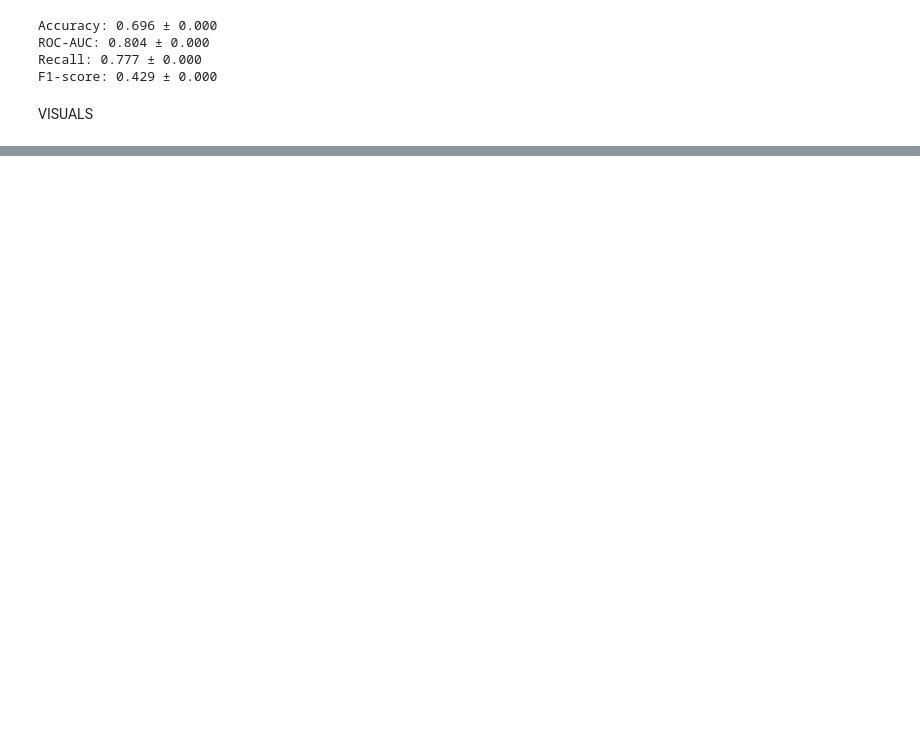
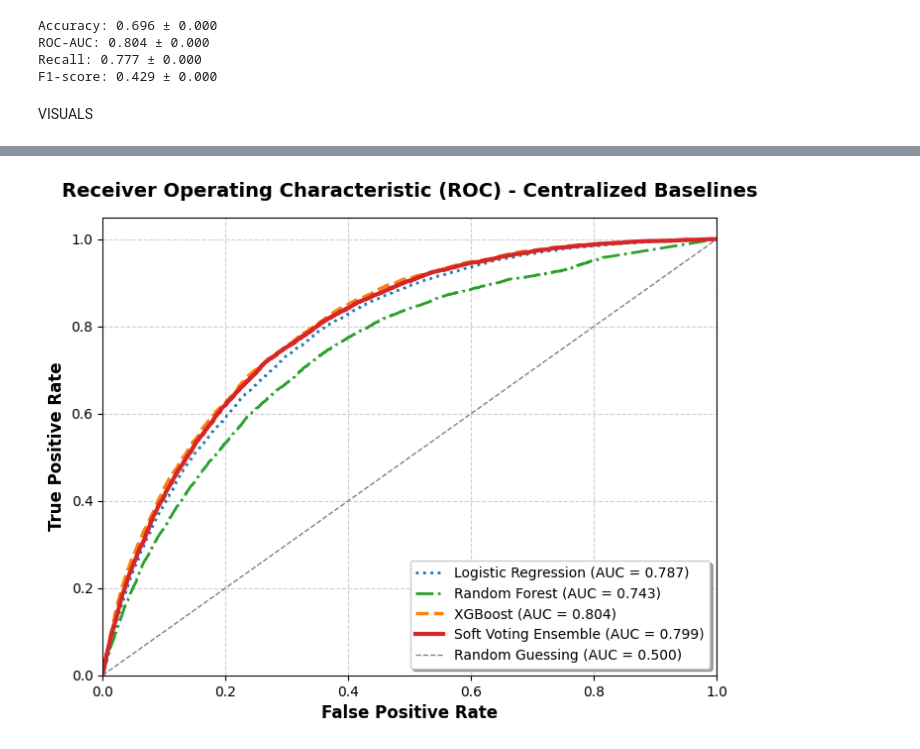
Before and after one commit to ALAM-PROGRAMMING/FL_Research--Diabetic-dataset-, a Jupyter notebook: 2_baselines/centralized_training.ipynb, the cells around one changed output, grey strips where cells are left out. Cells and saved outputs as stored; diff of their text form; code cells hidden in the pictures; blank space fills up the shorter version.

Commit message:
unified plot added (V2)

```diff
--- a/2_baselines/centralized_training.ipynb
+++ b/2_baselines/centralized_training.ipynb
@@ -21,6 +21,11 @@ X_train, X_test, y_train, y_test = train_test_split(
     random_state=42,
     stratify=y
 )
+
+from sklearn.preprocessing import StandardScaler
+scaler = StandardScaler()
+X_train = scaler.fit_transform(X_train)
+X_test = scaler.transform(X_test)
 # %% [markdown]
 B. Imports required class and defines the Logistic Regression
 # %%
@@ -489,0 +449,55 @@ plt.show()
+# %%
+# reconstructed pristine X_test & y_test to prevent CV loop bleed
+X_train, X_test, y_train, y_test = train_test_split(
+    X, y, test_size=0.2, random_state=42, stratify=y
+)
+
+scaler = StandardScaler()
+X_train = scaler.fit_transform(X_train)
+X_test = scaler.transform(X_test)
+
+# Recalculate probabilities strictly on the true test set
+fresh_proba_lr = lr_model.predict_proba(X_test)[:, 1]
+fresh_proba_rf = rf_model.predict_proba(X_test)[:, 1]
+fresh_proba_xgb = xgb_model.predict_proba(X_test)[:, 1]
+fresh_proba_vote = voting_model.predict_proba(X_test)[:, 1]
+
+# Get fresh auc scores
+fresh_auc_lr = roc_auc_score(y_test, fresh_proba_lr)
+fresh_auc_rf = roc_auc_score(y_test, fresh_proba_rf)
+fresh_auc_xgb = roc_auc_score(y_test, fresh_proba_xgb)
+fresh_auc_vote = roc_auc_score(y_test, fresh_proba_vote)
+
+fpr_lr, tpr_lr, _ = roc_curve(y_test, fresh_proba_lr)
+fpr_rf, tpr_rf, _ = roc_curve(y_test, fresh_proba_rf)
+fpr_xgb, tpr_xgb, _ = roc_curve(y_test, fresh_proba_xgb)
+fpr_vote, tpr_vote, _ = roc_curve(y_test, fresh_proba_vote)
+
+plt.figure(figsize=(8, 6))
+plt.style.use("default")
+
+plt.plot(fpr_lr, tpr_lr, color="#1f77b4", linestyle=":", linewidth=2, label=f"Logistic Regression (AUC = {fresh_auc_lr:.3f})")
+plt.plot(fpr_rf, tpr_rf, color="#2ca02c", linestyle="-.", linewidth=2, label=f"Random Forest (AUC = {fresh_auc_rf:.3f})")
+plt.plot(fpr_xgb, tpr_xgb, color="#ff7f0e", linestyle="--", linewidth=2.5, label=f"XGBoost (AUC = {fresh_auc_xgb:.3f})")
+plt.plot(fpr_vote, tpr_vote, color="#d62728", linestyle="-", linewidth=3, label=f"Soft Voting Ensemble (AUC = {fresh_auc_vote:.3f})")
+
+plt.plot([0, 1], [0, 1], color="gray", linestyle="--", linewidth=1, label="Random Guessing (AUC = 0.500)")
+
+plt.title("Receiver Operating Characteristic (ROC) - Centralized Baselines", fontsize=14, fontweight="bold", pad=15)
+plt.xlabel("False Positive Rate", fontsize=12, fontweight="bold")
+plt.ylabel("True Positive Rate", fontsize=12, fontweight="bold")
+plt.legend(loc="lower right", fontsize=10, frameon=True, shadow=True)
+plt.grid(True, linestyle="--", alpha=0.6)
+
+plt.xlim([0.0, 1.0])
+plt.ylim([0.0, 1.05])
+
+save_path_pdf = "../4_evaluation_and_paper/plots/unified_roc_curve.pdf"
+save_path_png = "../4_evaluation_and_paper/plots/unified_roc_curve.png"
+
+plt.savefig(save_path_pdf, format="pdf", dpi=300, bbox_inches="tight")
+plt.savefig(save_path_png, format="png", dpi=300, bbox_inches="tight")
+
+plt.show()
+# %% [output]
+[figure, added]
```
Also changed, not shown: parts of 9 cells of this notebook, 9 other files.
